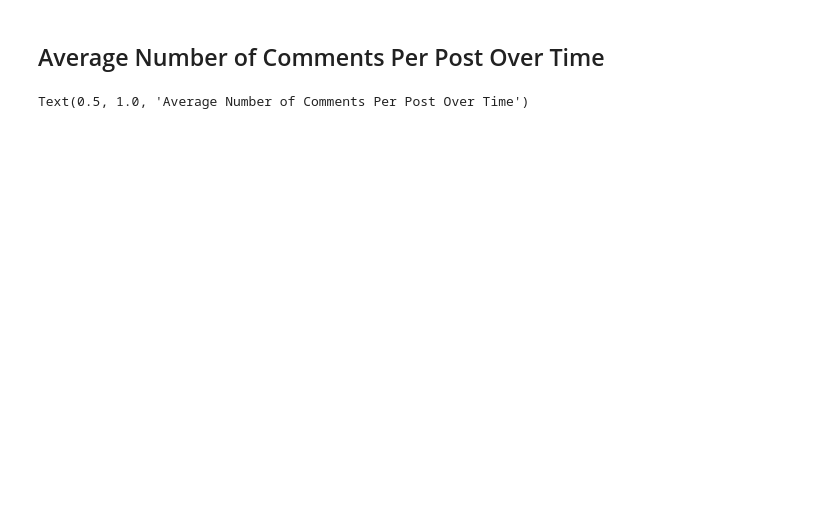
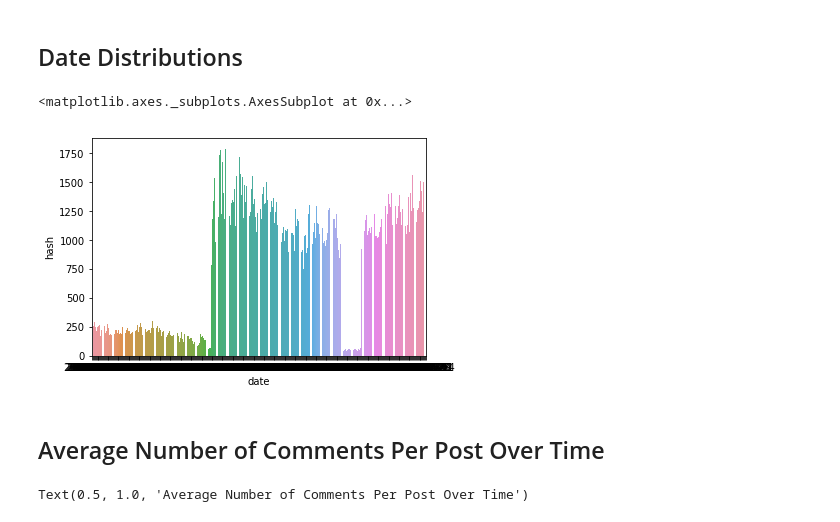
Before and after one commit to akilby/drug_pricing, a Jupyter notebook: explore.ipynb, the cells around one changed output. Saved outputs shown, nothing was run; the diff lists cells and outputs as text; code cells hidden in the pictures; blank space fills up the shorter version.

```diff
--- a/explore.ipynb
+++ b/explore.ipynb
@@ -33,0 +28,2 @@ full_df["year"] = full_df.time.apply(lambda x: str(x.year))
+# %% [markdown]
+## Date Distributions
@@ -34,3 +33,9 @@ full_df["year"] = full_df.time.apply(lambda x: str(x.year))
+# %%
+df_19 = date_groups.loc[date_groups["date"] >= date(2019, 1, 1), :]
+sns.barplot(x="date", y="hash", data=df_19)
+# %% [output]
+<matplotlib.axes._subplots.AxesSubplot at 0x...>
+[figure, added]
 # %% [markdown]
 ## Average Number of Comments Per Post Over Time
 # %%
```
Also changed, not shown: parts of 20 cells of this notebook, 1 other file.
